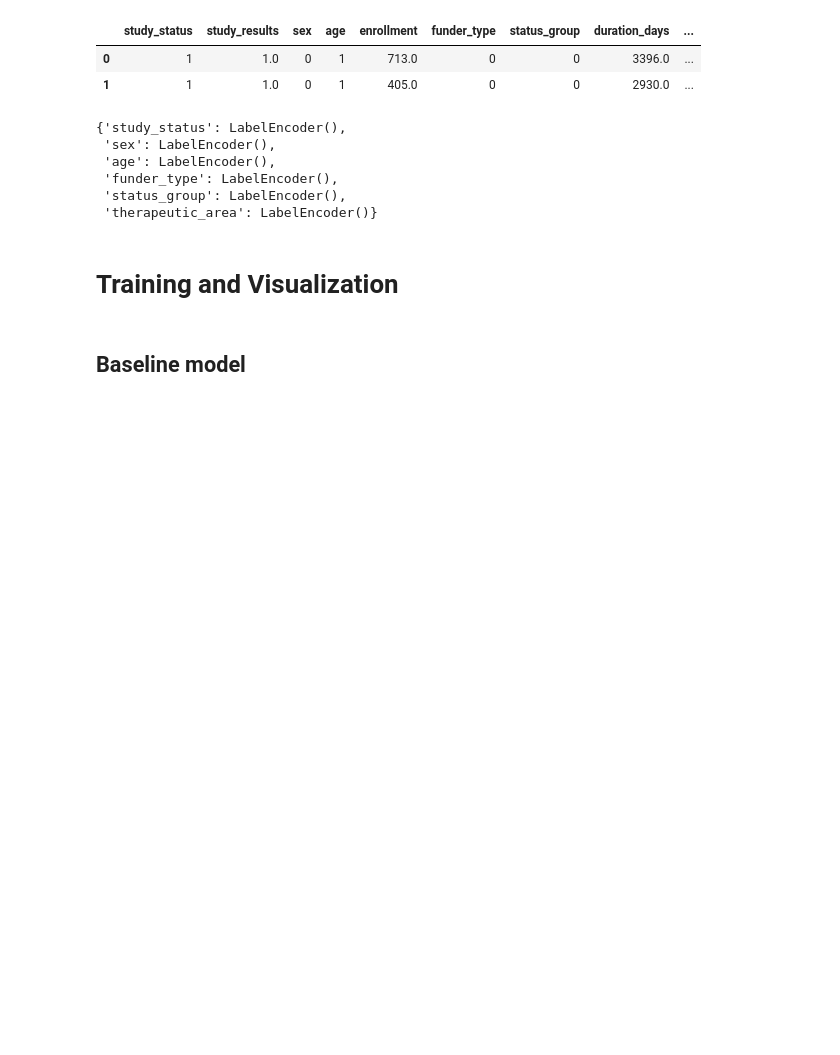
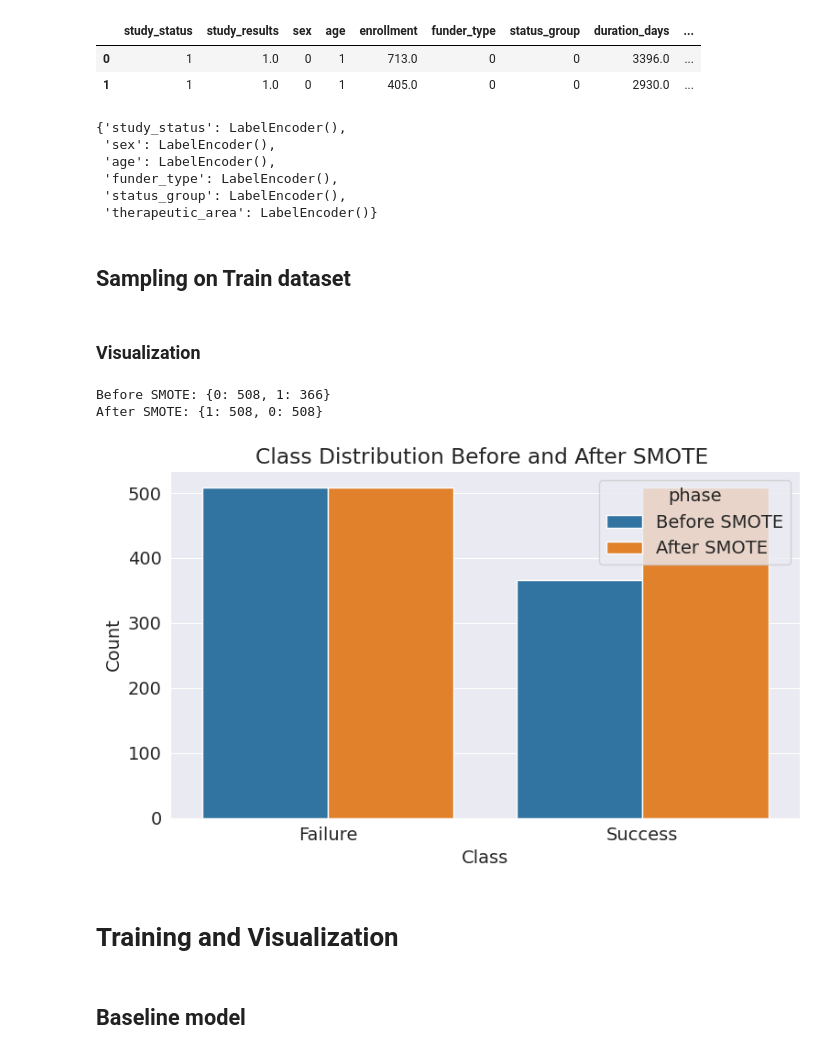
Before and after one commit to SudhanshuTomar/clinical-trials-predictor, a Jupyter notebook: notebooks/Clinical_trial_predictor_final.ipynb, the cells around one changed output. Saved outputs shown, nothing was run; the diff lists cells and outputs as text; code cells hidden in the pictures; blank space fills up the shorter version.

```diff
--- a/notebooks/Clinical_trial_predictor_final.ipynb
+++ b/notebooks/Clinical_trial_predictor_final.ipynb
@@ -2363,3 +2397,5 @@ train_label_encoders
  'funder_type': LabelEncoder(),
  'status_group': LabelEncoder(),
  'therapeutic_area': LabelEncoder()}
+# %% [markdown]
+## Sampling on Train dataset
@@ -2366,3 +2427,48 @@ train_label_encoders
+# %% [markdown]
+### Visualization
+# %%
+import matplotlib.pyplot as plt
+import seaborn as sns
+import pandas as pd
+
+def plot_class_distribution(y_before, y_after, labels_map=None, title_suffix=''):
+    """
+    Plots class distribution before and after SMOTE.
+
+    Parameters:
+        y_before (pd.Series or array-like): Target labels before SMOTE.
+        y_after (pd.Series or array-like): Target labels after SMOTE.
+        labels_map (dict): Optional dictionary to map class labels to human-readable strings.
+        title_suffix (str): Optional suffix to append to the plot title.
+    """
+    y_before = pd.Series(y_before, name='Before SMOTE')
+    y_after = pd.Series(y_after, name='After SMOTE')
+
+    df_plot = pd.concat([
+        y_before.value_counts().rename_axis('class').reset_index(name='count').assign(phase='Before SMOTE'),
+        y_after.value_counts().rename_axis('class').reset_index(name='count').assign(phase='After SMOTE')
+    ])
+
+    if labels_map:
+        df_plot['class'] = df_plot['class'].map(labels_map)
+
+    plt.figure(figsize=(8, 5))
+    sns.barplot(data=df_plot, x='class', y='count', hue='phase')
+    plt.title(f'Class Distribution Before and After SMOTE {title_suffix}')
+    plt.xlabel('Class')
+    plt.ylabel('Count')
+    plt.tight_layout()
+    plt.show()
+# %%
+# After applying SMOTE
+X_resampled, y_resampled = apply_smote(train_inputs_encoded, train_targets)
+
+# Visualize changes
+plot_class_distribution(train_targets, y_resampled, labels_map={0: 'Failure', 1: 'Success'})
+# %% [output]
+Before SMOTE: {0: 508, 1: 366}
+After SMOTE: {1: 508, 0: 508}
+[figure, added]
 # %% [markdown]
 # Training and Visualization
 # %% [markdown]
```
Also changed, not shown: parts of 76 cells of this notebook.
